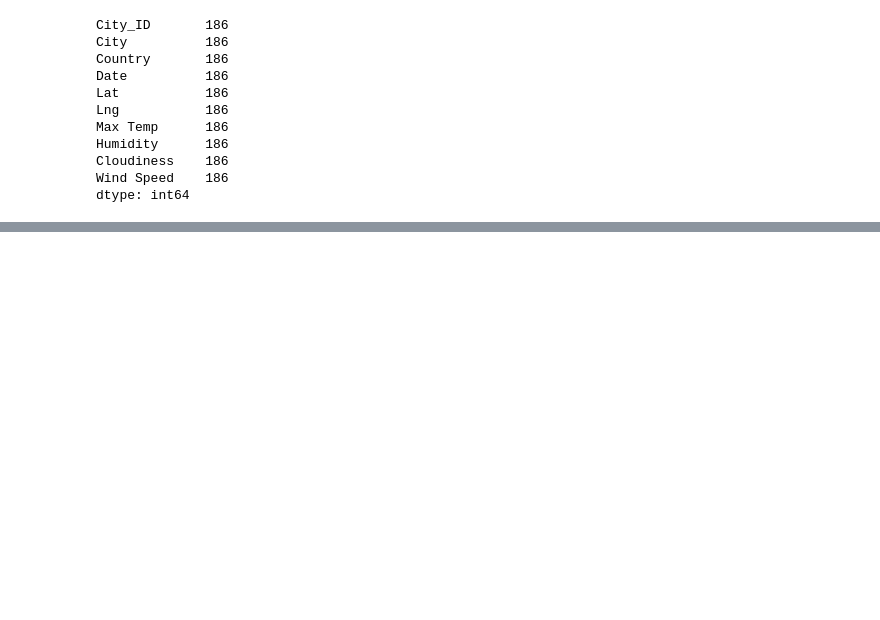
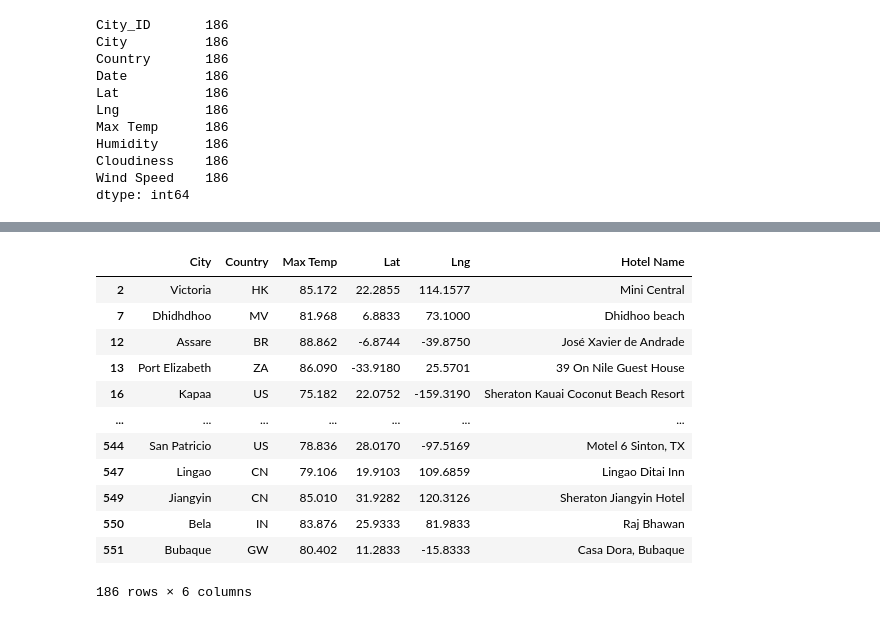
Before and after one commit to rachelc313/World_Weather_Analysis, a Jupyter notebook: VacationPy.ipynb, the cells around one changed output, grey strips where cells are left out. Cells and saved outputs as stored; diff of their text form; code cells hidden in the pictures; blank space fills up the shorter version.

```diff
--- a/VacationPy.ipynb
+++ b/VacationPy.ipynb
@@ -135,3 +135,8 @@ Humidity      186
 Cloudiness    186
 Wind Speed    186
 dtype: int64
+# %%
+# Create DataFrame called hotel_df to store hotel names along with city, country, max temp, and coordinates.
+hotel_df = preferred_cities_df[["City", "Country", "Max Temp", "Lat", "Lng"]].copy()
+hotel_df["Hotel Name"] = ""
+hotel_df.head(10)
@@ -137,0 +155,27 @@ dtype: int64
+# %%
+# Set parameters to search for a hotel.
+params = {
+    "radius": 5000,
+    "type": "lodging",
+    "key": g_key
+}
+# Iterate through the DataFrame.
+for index, row in hotel_df.iterrows():
+    # Get the latitude and longitude.
+    lat = row["Lat"]
+    lng = row["Lng"]
+
+    # Add the latitude and longitude to location key for the params dictionary.
+    params["location"] = f"{lat},{lng}"
+
+    # Use the search term: "lodging" and our latitude and longitude.
+    base_url = "https://maps.googleapis.com/maps/api/place/nearbysearch/json"
+    # Make request and get the JSON data from the search.
+    hotels = requests.get(base_url, params=params).json()
+# Grab the first hotel from the results and store the name.
+# Grab the first hotel from the results and store the name.
+    try:
+        hotel_df.loc[index, "Hotel Name"] = hotels["results"][0]["name"]
+    except (IndexError):
+        print("Hotel not found... skipping.")
+print(hotel_df)
@@ -137,0 +200,16 @@ dtype: int64
+# %%
+hotel_df
+# %% [output]
+|  | City | Country | Max Temp | Lat | Lng | Hotel Name |
+| 2 | Victoria | HK | 85.172 | 22.2855 | 114.1577 | Mini Central |
+| 7 | Dhidhdhoo | MV | 81.968 | 6.8833 | 73.1000 | Dhidhoo beach |
+| 12 | Assare | BR | 88.862 | -6.8744 | -39.8750 | José Xavier de Andrade |
+| 13 | Port Elizabeth | ZA | 86.090 | -33.9180 | 25.5701 | 39 On Nile Guest House |
+| 16 | Kapaa | US | 75.182 | 22.0752 | -159.3190 | Sheraton Kauai Coconut Beach Resort |
+| ... | ... | ... | ... | ... | ... | ... |
+| 544 | San Patricio | US | 78.836 | 28.0170 | -97.5169 | Motel 6 Sinton, TX |
+| 547 | Lingao | CN | 79.106 | 19.9103 | 109.6859 | Lingao Ditai Inn |
+| 549 | Jiangyin | CN | 85.010 | 31.9282 | 120.3126 | Sheraton Jiangyin Hotel |
+| 550 | Bela | IN | 83.876 | 25.9333 | 81.9833 | Raj Bhawan |
+| 551 | Bubaque | GW | 80.402 | 11.2833 | -15.8333 | Casa Dora, Bubaque |
+186 rows × 6 columns
```
Also changed, not shown: parts of 4 cells of this notebook, 1 other file.
